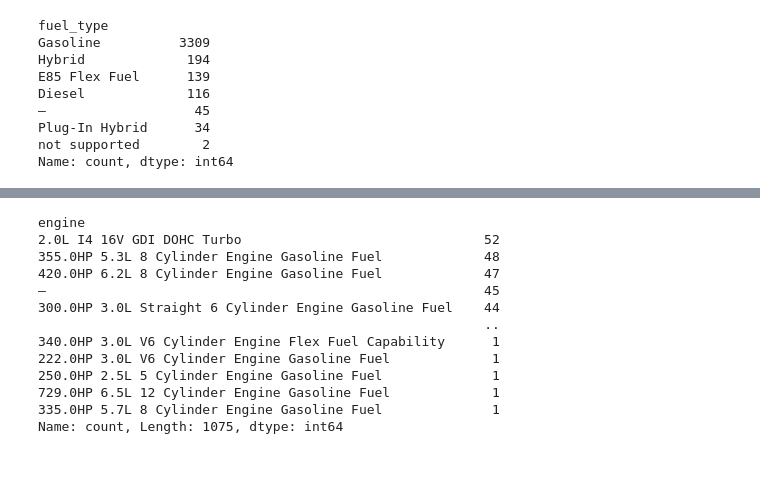
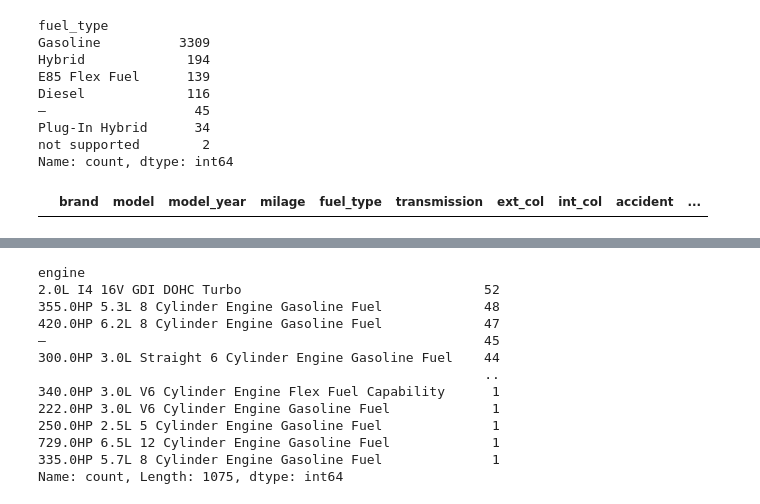
Before and after one commit to Dipu9813/Predict-car-price-DSproject, a Jupyter notebook: KCE080BCT008.ipynb, the cells around one changed output, grey strips where cells are left out. Cells and saved outputs as stored; diff of their text form; code cells hidden in the pictures; blank space fills up the shorter version.

Commit message:
data cleaning fule_type more cleaninng required + encoding should be done in eda

```diff
--- a/KCE080BCT008.ipynb
+++ b/KCE080BCT008.ipynb
@@ -127,6 +127,10 @@ Diesel             116
 Plug-In Hybrid      34
 not supported        2
 Name: count, dtype: int64
+# %%
+df[df['fuel_type']=='Plug-In Hybrid']
+# %% [output]
+|  | brand | model | model_year | milage | fuel_type | transmission | ext_col | int_col | accident | ... |
 # %%
 #filtering fuel type by not including inputs with ('-','Plug-In Hybrid','not supported')
 df=df[~df["fuel_type"].isin(["-", "Plug-In Hybrid", "not supported"])]
```
Also changed, not shown: parts of 5 cells of this notebook.
